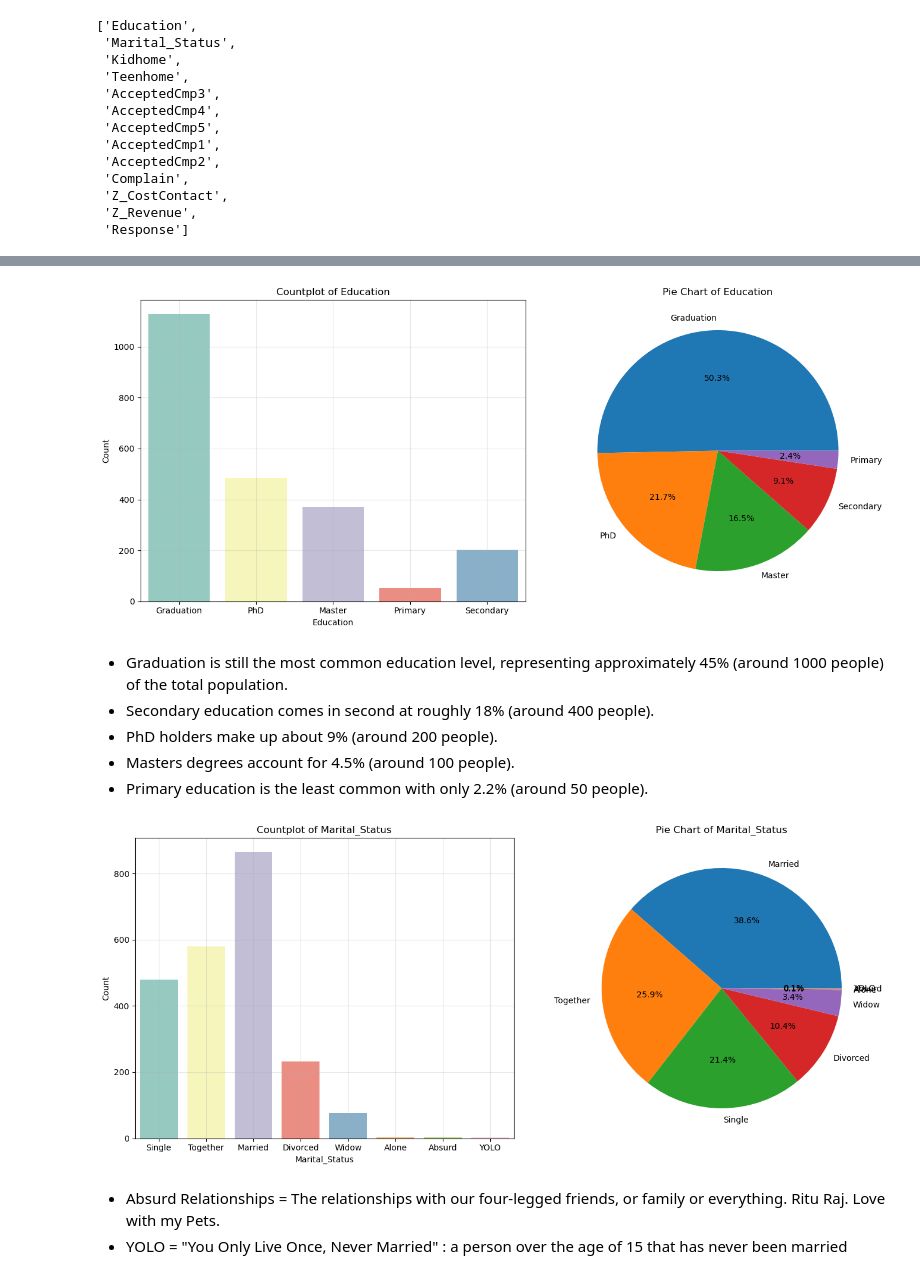
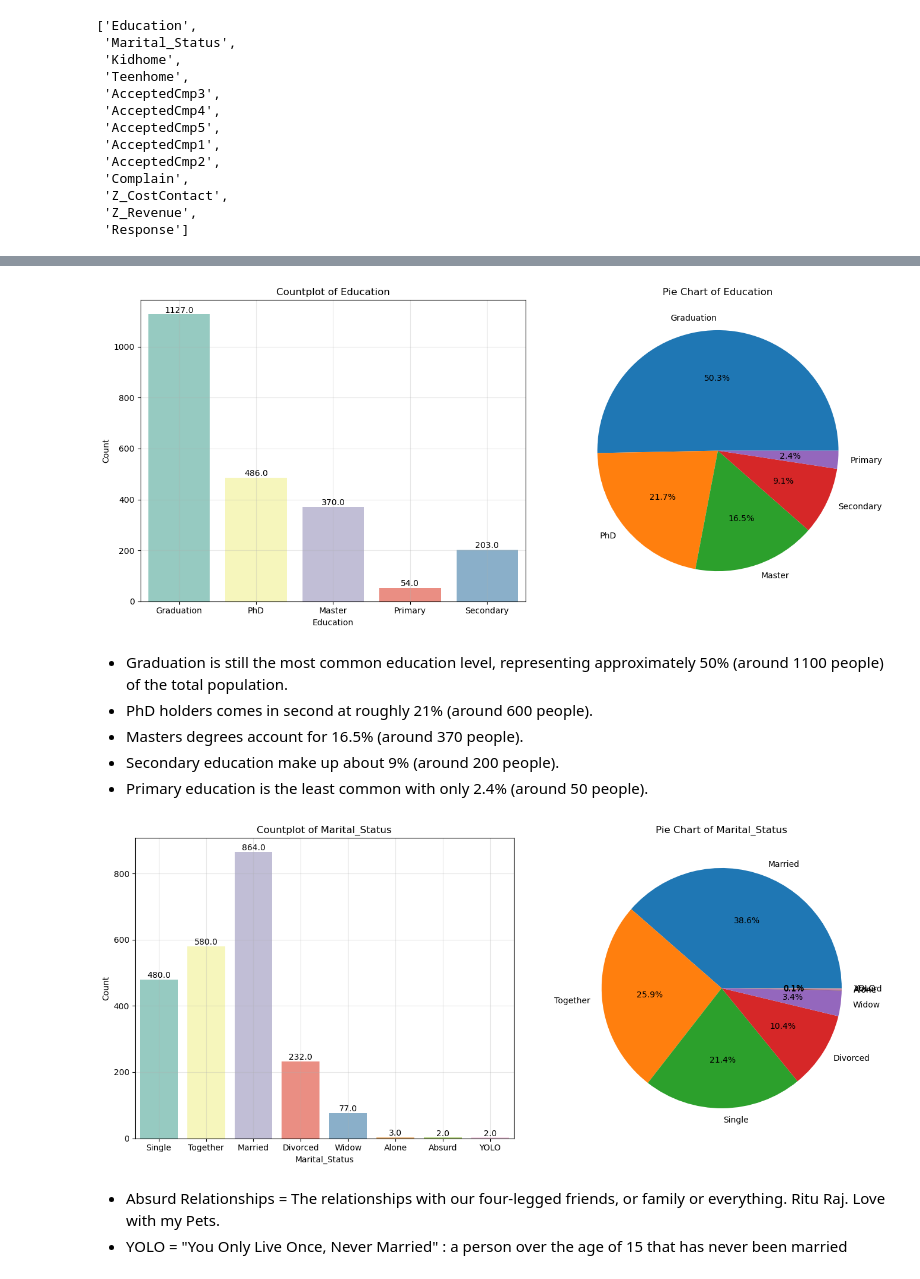
Before and after one commit to vijaycross/Customer-Personality-Analysis, a Jupyter notebook: Week 2 - FE.ipynb, the cells around one changed output, grey strips where cells are left out. Drawn from its saved outputs; the diff is of its cells as text; code cells hidden in the pictures.

```diff
--- a/Week 2 - FE.ipynb
+++ b/Week 2 - FE.ipynb
@@ -354,29 +341,33 @@ df['Education'] = df['Education'].replace({'Basic': 'Primary', '2n Cycle': 'Seco
 # %%
 # Create subplots
 fig, axes = plt.subplots(1, 2, figsize=(14, 6))
 
 # Create countplot
 sns.countplot(x="Education", data=df, palette="Set3", ax=axes[0])
 axes[0].grid(alpha=0.3)
 axes[0].set_title('Countplot of Education')
 axes[0].set_xlabel('Education')
 axes[0].set_ylabel('Count')
 
+# Add total count inside each bar
+for p in axes[0].patches:
+    axes[0].annotate(f'{p.get_height()}', (p.get_x() + p.get_width() / 2., p.get_height()), ha='center', va='center', fontsize=10, color='black', xytext=(0, 5), textcoords='offset points')
+
 # Create pie chart
 df['Education'].value_counts().plot(kind='pie', autopct='%1.1f%%', ax=axes[1])
 axes[1].set_title('Pie Chart of Education')
 axes[1].set_ylabel('')
 
 plt.tight_layout()
 plt.show()
 # %% [output]
-[figure, old version]
+[figure, new version]
 # %% [markdown]
-- Graduation is still the most common education level, representing approximately 45% (around 1000 people) of the total population.
-- Secondary education comes in second at roughly 18% (around 400 people).
-- PhD holders make up about 9% (around 200 people).
-- Masters degrees account for 4.5% (around 100 people).
-- Primary education is the least common with only 2.2% (around 50 people).
+- Graduation is still the most common education level, representing approximately 50% (around 1100 people) of the total population.
+- PhD holders comes in second at roughly 21% (around 600 people).
+- Masters degrees account for 16.5% (around 370 people).
+- Secondary education make up about 9% (around 200 people).
+- Primary education is the least common with only 2.4% (around 50 people).
 # %%
 # Create subplots
 fig, axes = plt.subplots(1, 2, figsize=(14, 6))
@@ -388,6 +379,10 @@ axes[0].set_title('Countplot of Marital_Status')
 axes[0].set_xlabel('Marital_Status')
 axes[0].set_ylabel('Count')
 
+# Add total count inside each bar
+for p in axes[0].patches:
+    axes[0].annotate(f'{p.get_height()}', (p.get_x() + p.get_width() / 2., p.get_height()), ha='center', va='center', fontsize=10, color='black', xytext=(0, 5), textcoords='offset points')
+
 # Create pie chart
 df['Marital_Status'].value_counts().plot(kind='pie', autopct='%1.1f%%', ax=axes[1])
 axes[1].set_title('Pie Chart of Marital_Status')
@@ -396,7 +391,7 @@ axes[1].set_ylabel('')
 plt.tight_layout()
 plt.show()
 # %% [output]
-[figure, old version]
+[figure, new version]
 # %% [markdown]
 - Absurd Relationships = The relationships with our four-legged friends, or family or everything. Ritu Raj. Love with my Pets.
 - YOLO = "You Only Live Once, Never Married" : a person over the age of 15 that has never been married
```
Also changed, not shown: parts of 83 cells of this notebook.
